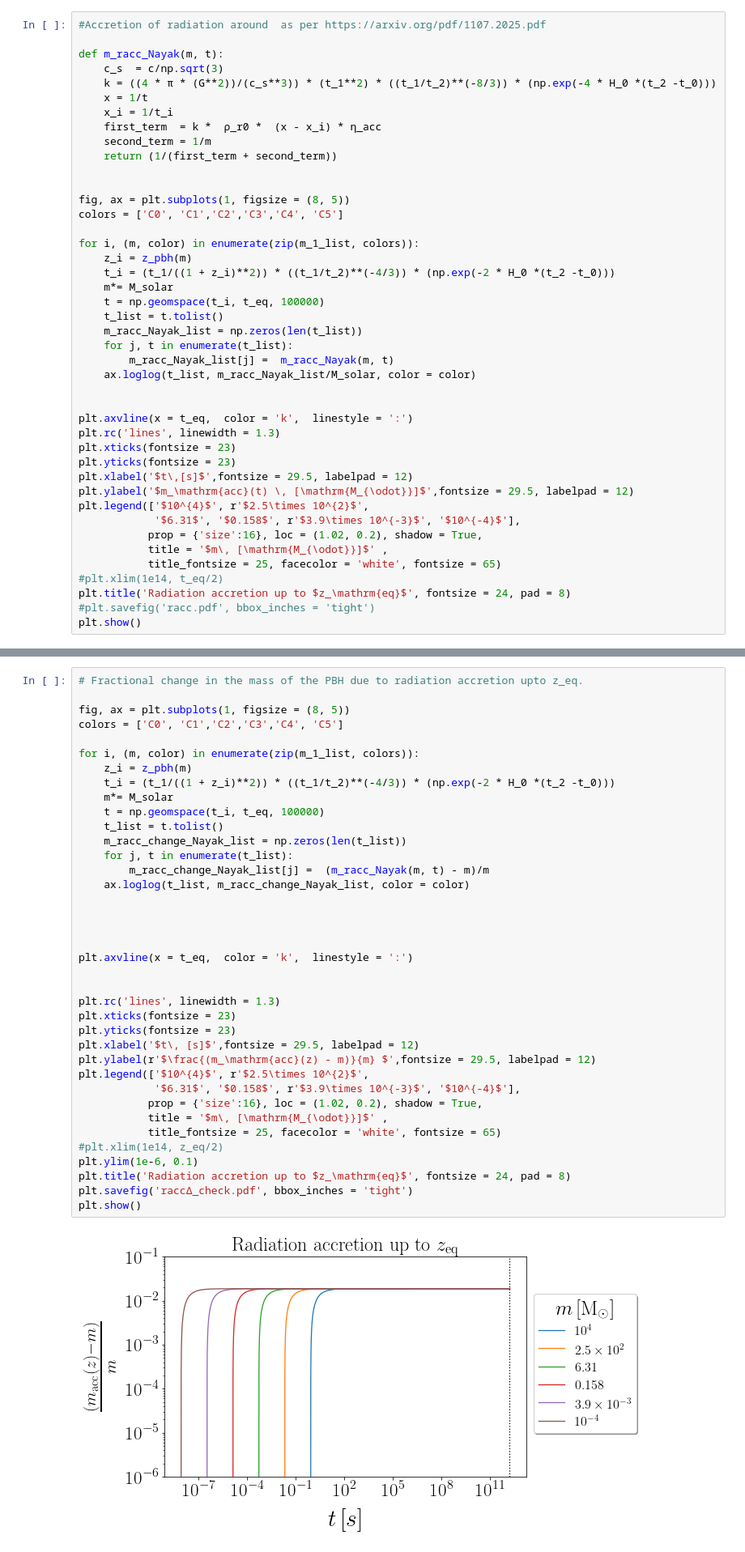
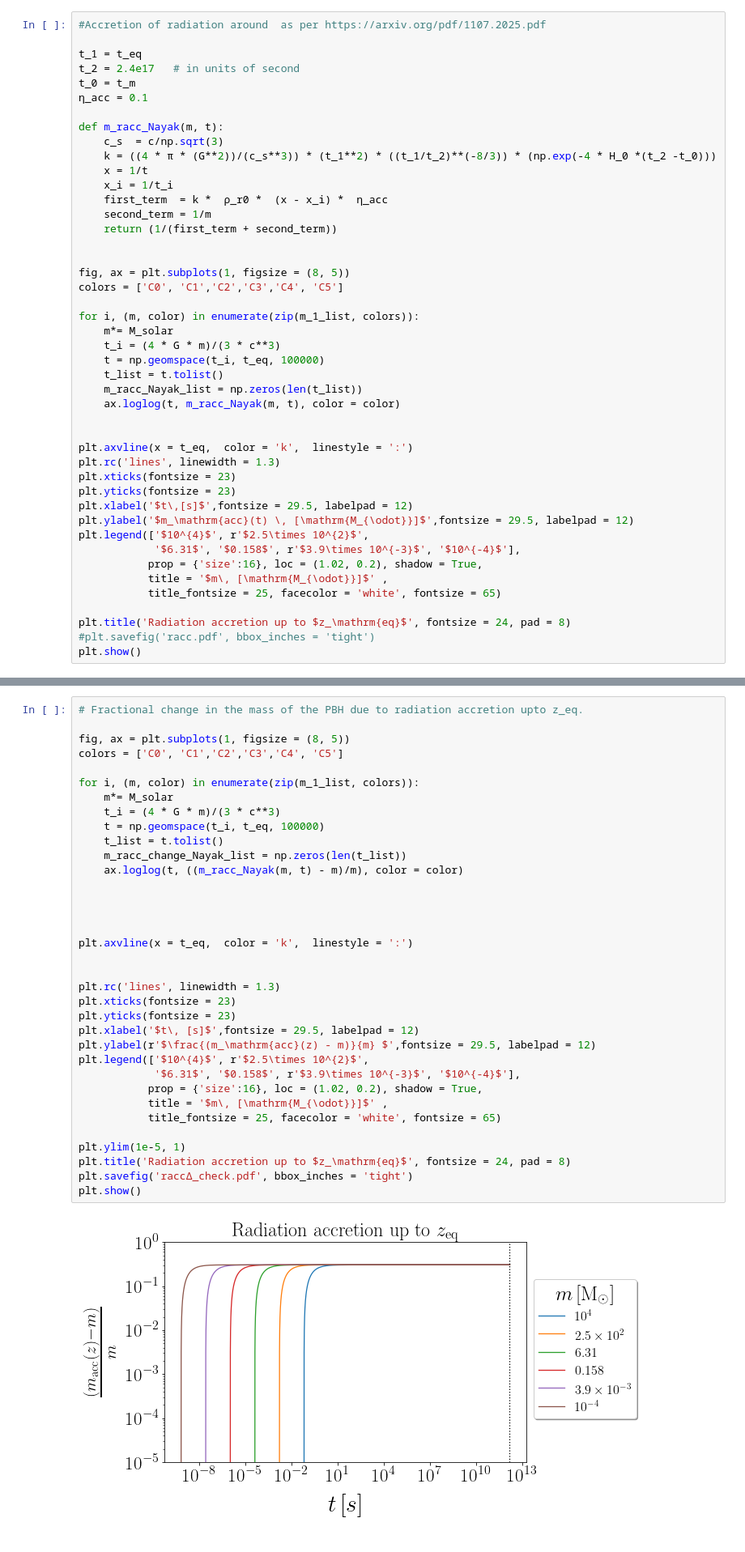
Before and after one commit to pratibhajangra591/project-2, a Jupyter notebook: check.ipynb, the cells around one changed output, grey strips where cells are left out. Shown: that part at 81% size. Drawn from its saved outputs; the diff is of its cells as text.

```diff
--- a/check.ipynb
+++ b/check.ipynb
@@ -62,12 +37,17 @@ H_0 = np.sqrt((8 * π * G * ρ_c0)/3)
 # %%
 #Accretion of radiation around  as per https://arxiv.org/pdf/1107.2025.pdf
+
+t_1 = t_eq
+t_2 = 2.4e17   # in units of second
+t_0 = t_m
+η_acc = 0.1
 
 def m_racc_Nayak(m, t):
     c_s  = c/np.sqrt(3)
     k = ((4 * π * (G**2))/(c_s**3)) * (t_1**2) * ((t_1/t_2)**(-8/3)) * (np.exp(-4 * H_0 *(t_2 -t_0)))
     x = 1/t
     x_i = 1/t_i
-    first_term  = k *  ρ_r0 *  (x - x_i) * η_acc
+    first_term  = k *  ρ_r0 *  (x - x_i) *  η_acc
     second_term = 1/m
     return (1/(first_term + second_term))
 
@@ -76,15 +56,12 @@ fig, ax = plt.subplots(1, figsize = (8, 5))
 colors = ['C0', 'C1','C2','C3','C4', 'C5']
 
 for i, (m, color) in enumerate(zip(m_1_list, colors)):
-    z_i = z_pbh(m)
-    t_i = (t_1/((1 + z_i)**2)) * ((t_1/t_2)**(-4/3)) * (np.exp(-2 * H_0 *(t_2 -t_0)))
     m*= M_solar
+    t_i = (4 * G * m)/(3 * c**3)
     t = np.geomspace(t_i, t_eq, 100000)
     t_list = t.tolist()
     m_racc_Nayak_list = np.zeros(len(t_list))
-    for j, t in enumerate(t_list):
-        m_racc_Nayak_list[j] =  m_racc_Nayak(m, t)
-    ax.loglog(t_list, m_racc_Nayak_list/M_solar, color = color)
+    ax.loglog(t, m_racc_Nayak(m, t), color = color)
 
 
 plt.axvline(x = t_eq,  color = 'k',  linestyle = ':')
@@ -98,7 +75,7 @@ plt.legend(['$10^{4}$', r'$2.5\times 10^{2}$',
            prop = {'size':16}, loc = (1.02, 0.2), shadow = True,
            title = '$m\, [\mathrm{M_{\odot}}]$' ,
            title_fontsize = 25, facecolor = 'white', fontsize = 65)
-#plt.xlim(1e14, t_eq/2)
+
 plt.title('Radiation accretion up to $z_\mathrm{eq}$', fontsize = 24, pad = 8)
 #plt.savefig('racc.pdf', bbox_inches = 'tight')
 plt.show()
@@ -109,38 +86,35 @@ plt.show()
 
 fig, ax = plt.subplots(1, figsize = (8, 5))
 colors = ['C0', 'C1','C2','C3','C4', 'C5']
 
 for i, (m, color) in enumerate(zip(m_1_list, colors)):
-    z_i = z_pbh(m)
-    t_i = (t_1/((1 + z_i)**2)) * ((t_1/t_2)**(-4/3)) * (np.exp(-2 * H_0 *(t_2 -t_0)))
     m*= M_solar
+    t_i = (4 * G * m)/(3 * c**3)
     t = np.geomspace(t_i, t_eq, 100000)
     t_list = t.tolist()
     m_racc_change_Nayak_list = np.zeros(len(t_list))
-    for j, t in enumerate(t_list):
-        m_racc_change_Nayak_list[j] =  (m_racc_Nayak(m, t) - m)/m
-    ax.loglog(t_list, m_racc_change_Nayak_list, color = color)
+    ax.loglog(t, ((m_racc_Nayak(m, t) - m)/m), color = color)
 
 
 
 
 plt.axvline(x = t_eq,  color = 'k',  linestyle = ':')
 
 
 plt.rc('lines', linewidth = 1.3)
 plt.xticks(fontsize = 23)
 plt.yticks(fontsize = 23)
 plt.xlabel('$t\, [s]$',fontsize = 29.5, labelpad = 12)
 plt.ylabel(r'$\frac{(m_\mathrm{acc}(z) - m)}{m} $',fontsize = 29.5, labelpad = 12)
 plt.legend(['$10^{4}$', r'$2.5\times 10^{2}$',
             '$6.31$', '$0.158$', r'$3.9\times 10^{-3}$', '$10^{-4}$'],
            prop = {'size':16}, loc = (1.02, 0.2), shadow = True,
            title = '$m\, [\mathrm{M_{\odot}}]$' ,
            title_fontsize = 25, facecolor = 'white', fontsize = 65)
-#plt.xlim(1e14, z_eq/2)
-plt.ylim(1e-6, 0.1)
+
+plt.ylim(1e-5, 1)
 plt.title('Radiation accretion up to $z_\mathrm{eq}$', fontsize = 24, pad = 8)
 plt.savefig('raccΔ_check.pdf', bbox_inches = 'tight')
 plt.show()
 # %% [output]
-[figure, old version]
+[figure, new version]
```
Also changed, not shown: parts of 4 cells of this notebook.
